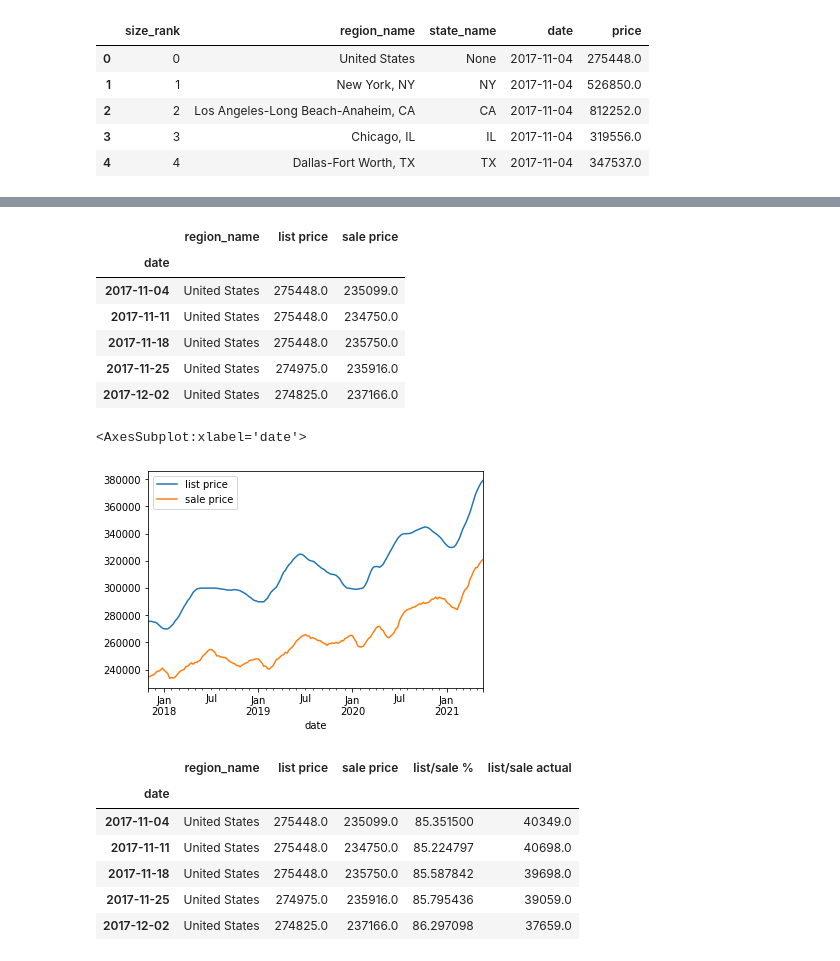
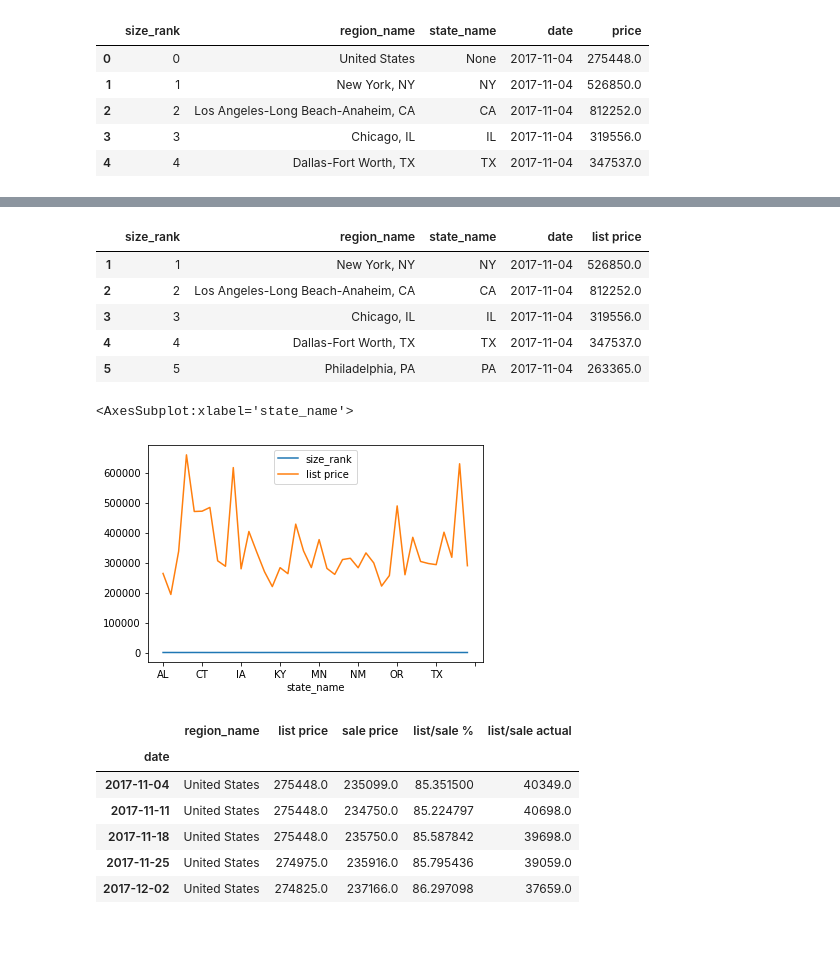
Before and after one commit to qklm/Zillow_Group_Project, a Jupyter notebook: zillow_model_states.ipynb, the cells around one changed output, grey strips where cells are left out. Drawn from its saved outputs; the diff is of its cells as text; code cells hidden in the pictures; blank space fills up the shorter version.

Commit message:
working through state list data
also updated gitignore for __pycache__

```diff
--- a/zillow_model_states.ipynb
+++ b/zillow_model_states.ipynb
@@ -61,11 +51,13 @@ list_df.head()
 | 3 | 3 | Chicago, IL | IL | 2017-11-04 | 319556.0 |
 | 4 | 4 | Dallas-Fort Worth, TX | TX | 2017-11-04 | 347537.0 |
 # %%
-# us data pullout for list and sales data
+# us data pullout for state listing price averaged
 
 state_list = list_df.loc[list_df["region_name"] != "United States"]
 state_list = state_list.drop(["region_name"], 1)
+state_list = state_list.set_index("date").sort_index()
+# .groupby("state_name", as_index = False).mean()
 
-state_list = state_list.groupby("state_name").mean()
+state_list = state_list.rename(columns = {"price":"list price"})
 state_list.head()
 # %% [output]
@@ -82,20 +118,17 @@ city_list = state_list.drop(["state_name"], 1)
 # %%
 # prepping us dfs for merge and merging
 state_list = state_list.rename(columns = {"price":"list price"})
-city_list = city_list.rename(columns = {"price":"list price"})
-city_list.head()
 # %% [output]
-|  | region_name | list price | sale price |
-| date |  |  |  |
-| 2017-11-04 | United States | 275448.0 | 235099.0 |
-| 2017-11-11 | United States | 275448.0 | 234750.0 |
-| 2017-11-18 | United States | 275448.0 | 235750.0 |
-| 2017-11-25 | United States | 274975.0 | 235916.0 |
-| 2017-12-02 | United States | 274825.0 | 237166.0 |
+|  | size_rank | region_name | state_name | date | list price |
+| 1 | 1 | New York, NY | NY | 2017-11-04 | 526850.0 |
+| 2 | 2 | Los Angeles-Long Beach-Anaheim, CA | CA | 2017-11-04 | 812252.0 |
+| 3 | 3 | Chicago, IL | IL | 2017-11-04 | 319556.0 |
+| 4 | 4 | Dallas-Fort Worth, TX | TX | 2017-11-04 | 347537.0 |
+| 5 | 5 | Philadelphia, PA | PA | 2017-11-04 | 263365.0 |
 # %%
 # examining the relation between list and sale
-us_df.plot()
+state_list.plot()
 # %% [output]
-<AxesSubplot:xlabel='date'>
+<AxesSubplot:xlabel='state_name'>
-[figure, old version]
+[figure, new version]
 # %%
```
Also changed, not shown: parts of 10 cells of this notebook, 1 other file.
